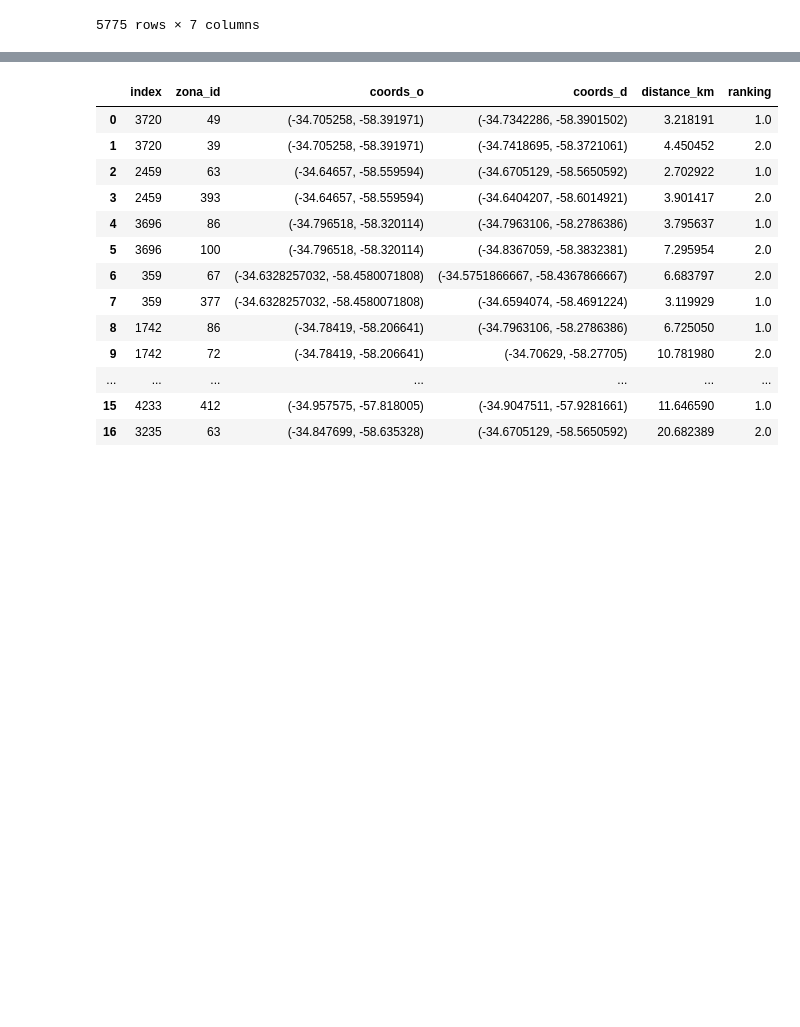
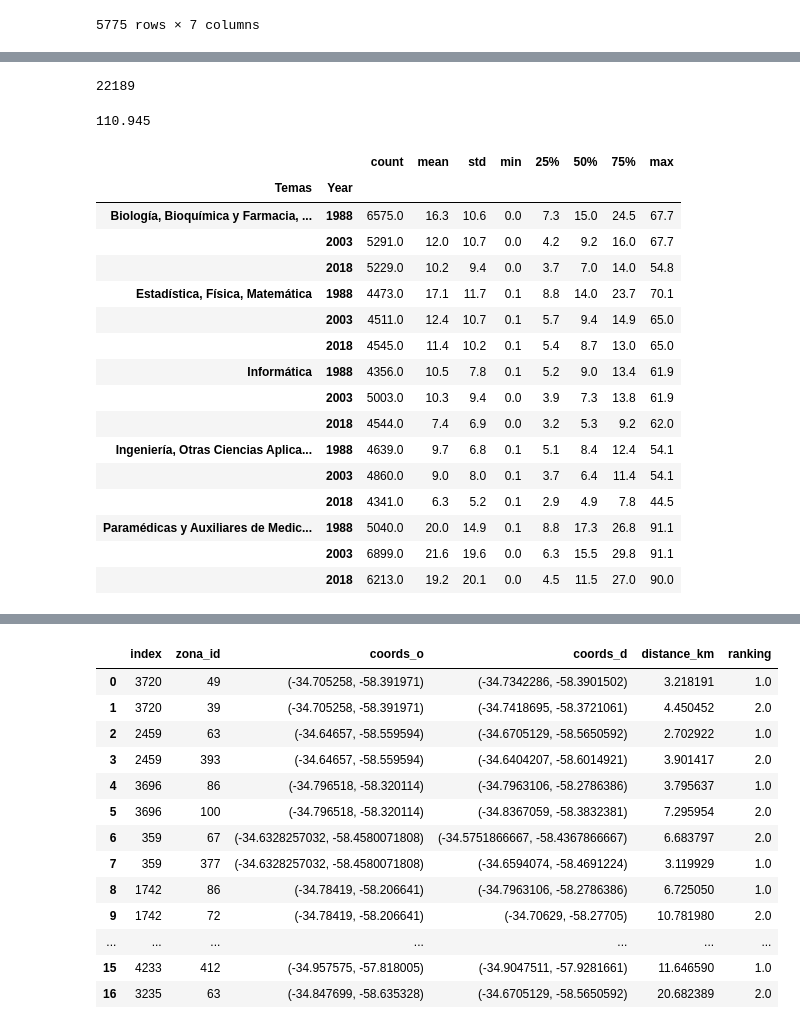
Before and after one commit to matuteiglesias/datosARG_Educacion, a Jupyter notebook: Routing.ipynb, the cells around one changed output, grey strips where cells are left out. Cells and saved outputs as stored; diff of their text form; code cells hidden in the pictures; blank space fills up the shorter version.

```diff
--- a/Routing.ipynb
+++ b/Routing.ipynb
@@ -85,0 +145,28 @@ rank_mat = distances.unstack(0)['ranking'].T
+# %%
+len(pd.concat(results)[['zona_id_x', 'zona_id_y']].drop_duplicates())
+# %% [output]
+22189
+# %%
+22.189*5.
+# %% [output]
+110.945
+# %%
+pd.concat(results).groupby(['Temas', 'Year'])['distance_km'].describe().round(1)
+# %% [output]
+|  |  | count | mean | std | min | 25% | 50% | 75% | max |
+| Temas | Year |  |  |  |  |  |  |  |  |
+| Biología, Bioquímica y Farmacia, ... | 1988 | 6575.0 | 16.3 | 10.6 | 0.0 | 7.3 | 15.0 | 24.5 | 67.7 |
+|  | 2003 | 5291.0 | 12.0 | 10.7 | 0.0 | 4.2 | 9.2 | 16.0 | 67.7 |
+|  | 2018 | 5229.0 | 10.2 | 9.4 | 0.0 | 3.7 | 7.0 | 14.0 | 54.8 |
+| Estadística, Física, Matemática | 1988 | 4473.0 | 17.1 | 11.7 | 0.1 | 8.8 | 14.0 | 23.7 | 70.1 |
+|  | 2003 | 4511.0 | 12.4 | 10.7 | 0.1 | 5.7 | 9.4 | 14.9 | 65.0 |
+|  | 2018 | 4545.0 | 11.4 | 10.2 | 0.1 | 5.4 | 8.7 | 13.0 | 65.0 |
+| Informática | 1988 | 4356.0 | 10.5 | 7.8 | 0.1 | 5.2 | 9.0 | 13.4 | 61.9 |
+|  | 2003 | 5003.0 | 10.3 | 9.4 | 0.0 | 3.9 | 7.3 | 13.8 | 61.9 |
+|  | 2018 | 4544.0 | 7.4 | 6.9 | 0.0 | 3.2 | 5.3 | 9.2 | 62.0 |
+| Ingeniería, Otras Ciencias Aplica... | 1988 | 4639.0 | 9.7 | 6.8 | 0.1 | 5.1 | 8.4 | 12.4 | 54.1 |
+|  | 2003 | 4860.0 | 9.0 | 8.0 | 0.1 | 3.7 | 6.4 | 11.4 | 54.1 |
+|  | 2018 | 4341.0 | 6.3 | 5.2 | 0.1 | 2.9 | 4.9 | 7.8 | 44.5 |
+| Paramédicas y Auxiliares de Medic... | 1988 | 5040.0 | 20.0 | 14.9 | 0.1 | 8.8 | 17.3 | 26.8 | 91.1 |
+|  | 2003 | 6899.0 | 21.6 | 19.6 | 0.0 | 6.3 | 15.5 | 29.8 | 91.1 |
+|  | 2018 | 6213.0 | 19.2 | 20.1 | 0.0 | 4.5 | 11.5 | 27.0 | 90.0 |
```
Also changed, not shown: parts of 12 cells of this notebook, 21 other files.
